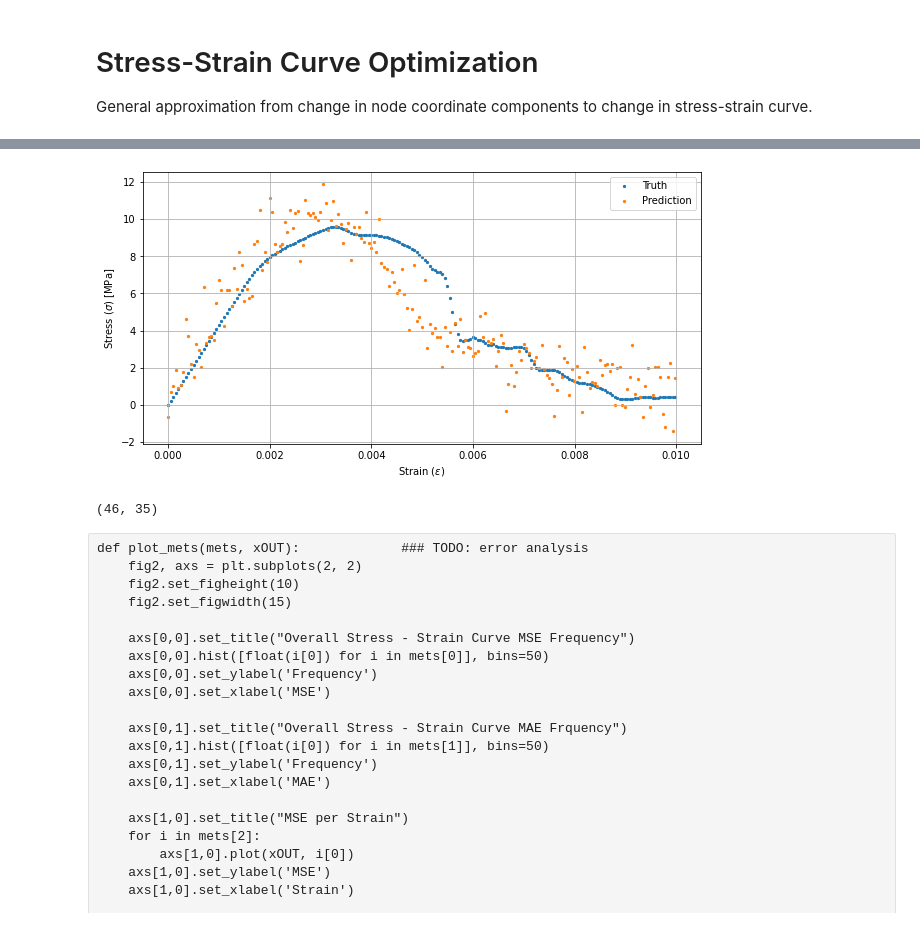
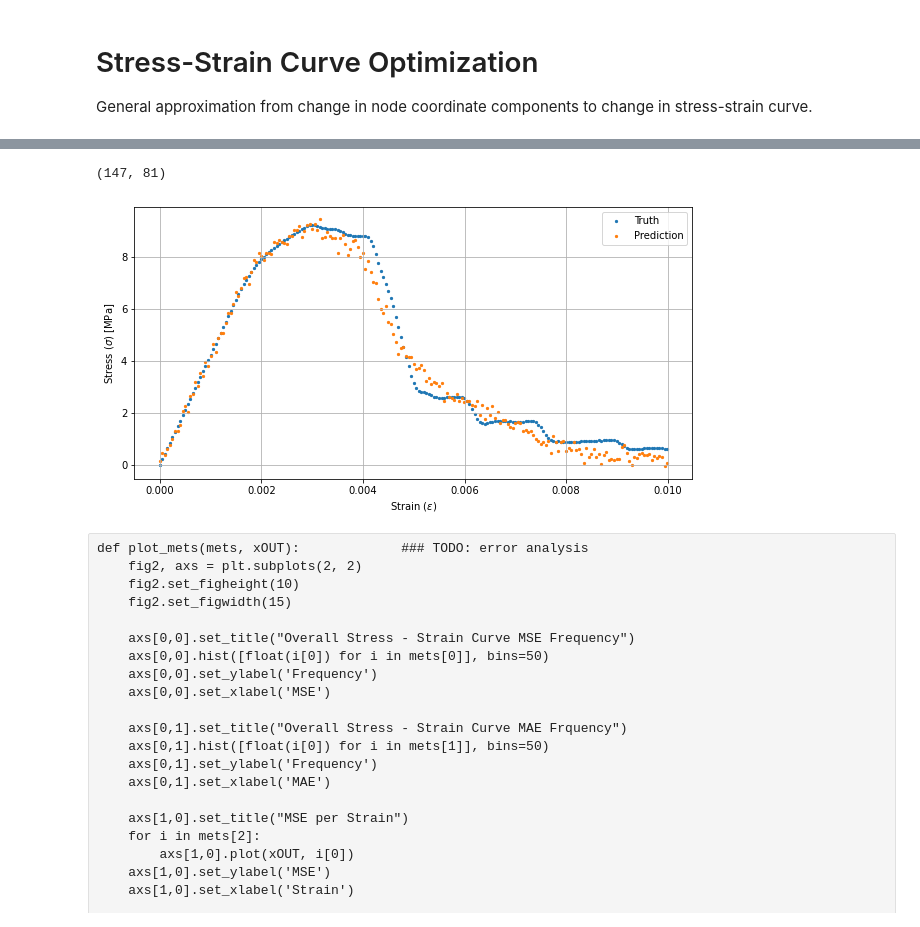
Before and after one commit to niccoforte/NF-PhD-gitRepo, a Jupyter notebook: code/MLP.ipynb, the cells around one changed output, grey strips where cells are left out. Cells and saved outputs as stored; diff of their text form; code cells hidden in the pictures.

```diff
--- a/code/MLP.ipynb
+++ b/code/MLP.ipynb
@@ -105,15 +131,15 @@ plot_loss(epoch, train_lossLog, val_lossLog)
 # %%
 test_outputs = predict_model("mlp", mlp1, test_dataloader)
 test_outputs = standardize(test_outputs, DAT.outParams[0], DAT.outParams[1], mode=1)
-# %%
-plot_StressStrainOUT(DAT.perOUT, DAT.train_out, test_outputs)
-# %% [output]
-[figure, old version]
 # %%
-err = list(abs(sum(DAT.test_out[:,60:140] - test_outputs[:,60:140])))
+err = list(abs(sum(DAT.test_out - test_outputs)))
 err.index(min(err)), err.index(max(err))
 # %% [output]
-(46, 35)
+(147, 81)
+# %%
+plot_StressStrainOUT(DAT.perOUT, DAT.train_out, test_outputs, indx=103)
+# %% [output]
+[figure, new version]
 # %% [raw]
 def plot_mets(mets, xOUT):             ### TODO: error analysis
     fig2, axs = plt.subplots(2, 2)
```
Also changed, not shown: parts of 16 cells of this notebook.
